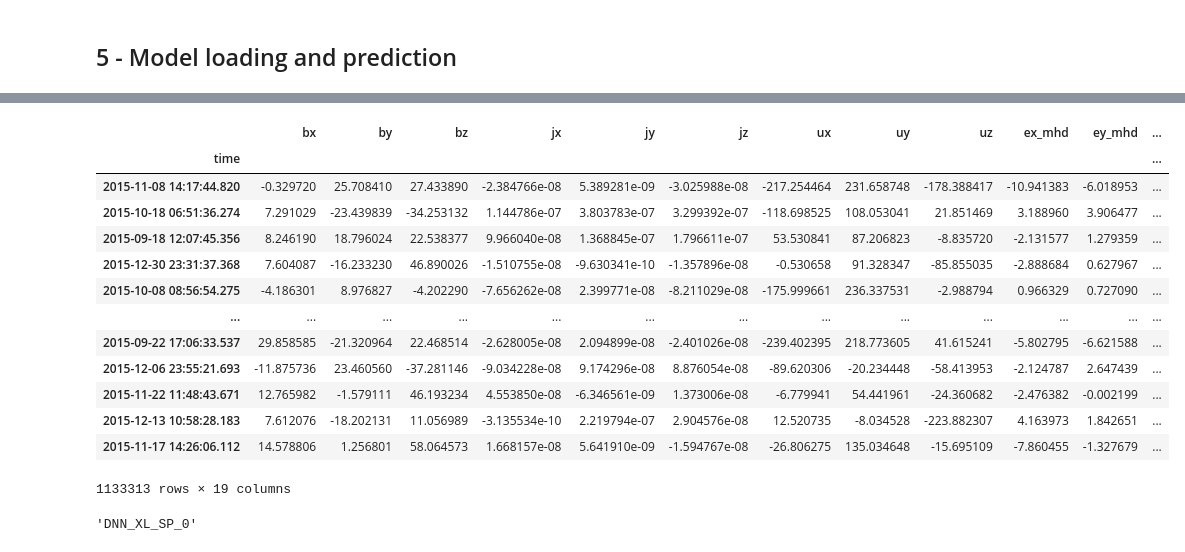
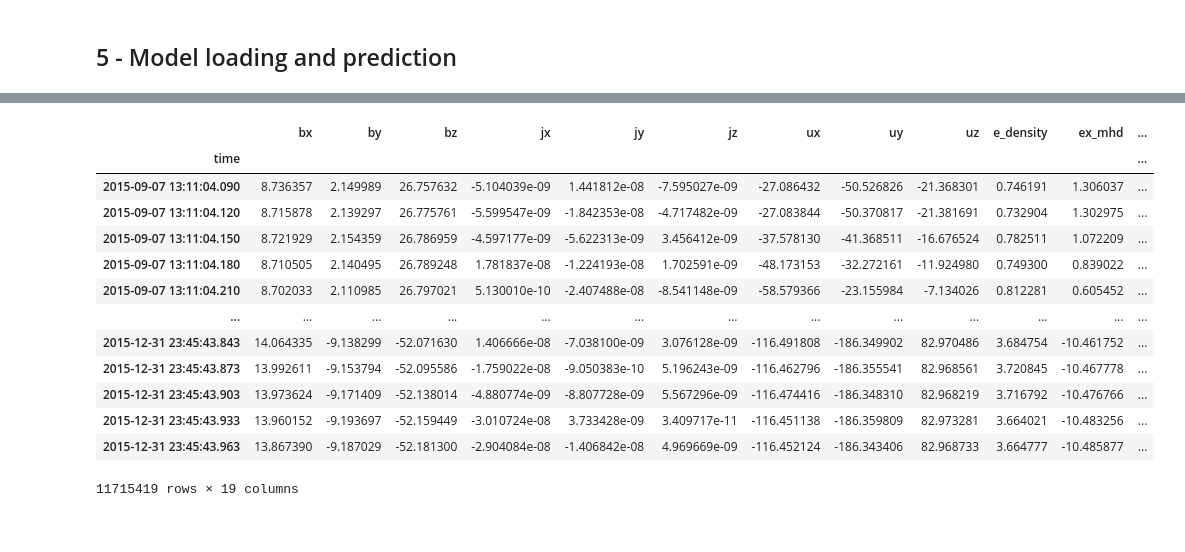
Before and after one commit to esevegne/astro-nn, a Jupyter notebook: analysis.ipynb, the cells around one changed output, grey strips where cells are left out. Cells and saved outputs as stored; diff of their text form; code cells hidden in the pictures.

```diff
--- a/analysis.ipynb
+++ b/analysis.ipynb
@@ -225,8 +155,2 @@ y_val = df_val_scaled[:,len(input_features):len(input_features)+len(output_targe
 # %% [markdown]
 ## 5 - Model loading and prediction
-# %%
-# Recreate the exact same model, including its weights and the optimizer
-model = keras.models.load_model(f'../Saved_models/{name}/model.keras')
-
-# Show the model architecture
-model.summary()
@@ -287,0 +157,26 @@ r2 of all targets =  [0.912, -3.017, 0.785]
+# %%
+def first_dnn(input_size,output_size,scale,device):
+    model = keras.Sequential([
+        layers.Dense(input_size, activation='relu'),
+        layers.Dense(1024, activation='relu'),
+        layers.Dense(1024, activation='relu'),
+        layers.Dense(1024, activation='relu'),
+        layers.Dropout(0.2),
+        layers.Dense(output_size)
+    ])
+    model.compile(loss='mean_squared_error',
+                optimizer=keras.optimizers.Adam(0.0001),metrics=[
+                    MaxError(scaler=scale,device=device),
+                    MSE(scaler=scale,device=device),
+                    keras.metrics.R2Score(
+                    class_aggregation=None, num_regressors=0, name="r2_score", dtype=None),
+                    PCC()])
+
+    return model
+# %%
+model = first_dnn(np.shape(X_train)[1]-3,3,scale,device)
+test_predict = model.predict(X_test,batch_size)
+#Didn't found a way to load model with sizes correctly initialized, so I run a quick evaluate to fixe the output, load the weights then reload it.
+model.load_weights(f'{saved_models_path}/{name}/_weights.best.keras')
+test_predict = model.predict(X_test,batch_size)
+model.summary()
@@ -368,24 +269,26 @@ print(predict.shape)
+# %%
+predict = torch.concatenate(scale.untransform(X_test,torch.Tensor(test_predict)),axis=1)
 # %%
 # test
 df_predict = pd.DataFrame(predict)
-df_predict.columns = df0.columns
+df_predict.columns = df_test.columns
 df_predict['time'] = df_test.index
 df_predict = df_predict.set_index(['time'])
 df_predict
 # %% [output]
-|  | bx | by | bz | jx | jy | jz | ux | uy | uz | ex_mhd | ey_mhd | ... |
+|  | bx | by | bz | jx | jy | jz | ux | uy | uz | e_density | ex_mhd | ... |
 | time |  |  |  |  |  |  |  |  |  |  |  | ... |
-| 2015-11-08 14:17:44.820 | -0.329720 | 25.708410 | 27.433890 | -2.384766e-08 | 5.389281e-09 | -3.025988e-08 | -217.254464 | 231.658748 | -178.388417 | -10.941383 | -6.018953 | ... |
-| 2015-10-18 06:51:36.274 | 7.291029 | -23.439839 | -34.253132 | 1.144786e-07 | 3.803783e-07 | 3.299392e-07 | -118.698525 | 108.053041 | 21.851469 | 3.188960 | 3.906477 | ... |
-| 2015-09-18 12:07:45.356 | 8.246190 | 18.796024 | 22.538377 | 9.966040e-08 | 1.368845e-07 | 1.796611e-07 | 53.530841 | 87.206823 | -8.835720 | -2.131577 | 1.279359 | ... |
-| 2015-12-30 23:31:37.368 | 7.604087 | -16.233230 | 46.890026 | -1.510755e-08 | -9.630341e-10 | -1.357896e-08 | -0.530658 | 91.328347 | -85.855035 | -2.888684 | 0.627967 | ... |
-| 2015-10-08 08:56:54.275 | -4.186301 | 8.976827 | -4.202290 | -7.656262e-08 | 2.399771e-08 | -8.211029e-08 | -175.999661 | 236.337531 | -2.988794 | 0.966329 | 0.727090 | ... |
+| 2015-09-07 13:11:04.090 | 8.736357 | 2.149989 | 26.757632 | -5.104039e-09 | 1.441812e-08 | -7.595027e-09 | -27.086432 | -50.526826 | -21.368301 | 0.746191 | 1.306037 | ... |
+| 2015-09-07 13:11:04.120 | 8.715878 | 2.139297 | 26.775761 | -5.599547e-09 | -1.842353e-08 | -4.717482e-09 | -27.083844 | -50.370817 | -21.381691 | 0.732904 | 1.302975 | ... |
+| 2015-09-07 13:11:04.150 | 8.721929 | 2.154359 | 26.786959 | -4.597177e-09 | -5.622313e-09 | 3.456412e-09 | -37.578130 | -41.368511 | -16.676524 | 0.782511 | 1.072209 | ... |
+| 2015-09-07 13:11:04.180 | 8.710505 | 2.140495 | 26.789248 | 1.781837e-08 | -1.224193e-08 | 1.702591e-09 | -48.173153 | -32.272161 | -11.924980 | 0.749300 | 0.839022 | ... |
+| 2015-09-07 13:11:04.210 | 8.702033 | 2.110985 | 26.797021 | 5.130010e-10 | -2.407488e-08 | -8.541148e-09 | -58.579366 | -23.155984 | -7.134026 | 0.812281 | 0.605452 | ... |
 | ... | ... | ... | ... | ... | ... | ... | ... | ... | ... | ... | ... | ... |
-| 2015-09-22 17:06:33.537 | 29.858585 | -21.320964 | 22.468514 | -2.628005e-08 | 2.094899e-08 | -2.401026e-08 | -239.402395 | 218.773605 | 41.615241 | -5.802795 | -6.621588 | ... |
-| 2015-12-06 23:55:21.693 | -11.875736 | 23.460560 | -37.281146 | -9.034228e-08 | 9.174296e-08 | 8.876054e-08 | -89.620306 | -20.234448 | -58.413953 | -2.124787 | 2.647439 | ... |
-| 2015-11-22 11:48:43.671 | 12.765982 | -1.579111 | 46.193234 | 4.553850e-08 | -6.346561e-09 | 1.373006e-08 | -6.779941 | 54.441961 | -24.360682 | -2.476382 | -0.002199 | ... |
-| 2015-12-13 10:58:28.183 | 7.612076 | -18.202131 | 11.056989 | -3.135534e-10 | 2.219794e-07 | 2.904576e-08 | 12.520735 | -8.034528 | -223.882307 | 4.163973 | 1.842651 | ... |
-| 2015-11-17 14:26:06.112 | 14.578806 | 1.256801 | 58.064573 | 1.668157e-08 | 5.641910e-09 | -1.594767e-08 | -26.806275 | 135.034648 | -15.695109 | -7.860455 | -1.327679 | ... |
+| 2015-12-31 23:45:43.843 | 14.064335 | -9.138299 | -52.071630 | 1.406666e-08 | -7.038100e-09 | 3.076128e-09 | -116.491808 | -186.349902 | 82.970486 | 3.684754 | -10.461752 | ... |
+| 2015-12-31 23:45:43.873 | 13.992611 | -9.153794 | -52.095586 | -1.759022e-08 | -9.050383e-10 | 5.196243e-09 | -116.462796 | -186.355541 | 82.968561 | 3.720845 | -10.467778 | ... |
+| 2015-12-31 23:45:43.903 | 13.973624 | -9.171409 | -52.138014 | -4.880774e-09 | -8.807728e-09 | 5.567296e-09 | -116.474416 | -186.348310 | 82.968219 | 3.716792 | -10.476766 | ... |
+| 2015-12-31 23:45:43.933 | 13.960152 | -9.193697 | -52.159449 | -3.010724e-08 | 3.733428e-09 | 3.409717e-11 | -116.451138 | -186.359809 | 82.973281 | 3.664021 | -10.483256 | ... |
+| 2015-12-31 23:45:43.963 | 13.867390 | -9.187029 | -52.181300 | -2.904084e-08 | -1.406842e-08 | 4.969669e-09 | -116.452124 | -186.343406 | 82.968733 | 3.664777 | -10.485877 | ... |
-1133313 rows × 19 columns
+11715419 rows × 19 columns
 # %%
 df_theo = E_mhd(df_test)+E_mhd(df_test)
@@ -394,4 +294,0 @@ df_predict['ey'] = - df_predict['ey']
-# %%
-name
-# %% [output]
-'DNN_XL_SP_0'
```
Also changed, not shown: parts of 79 cells of this notebook, 6 other files.
